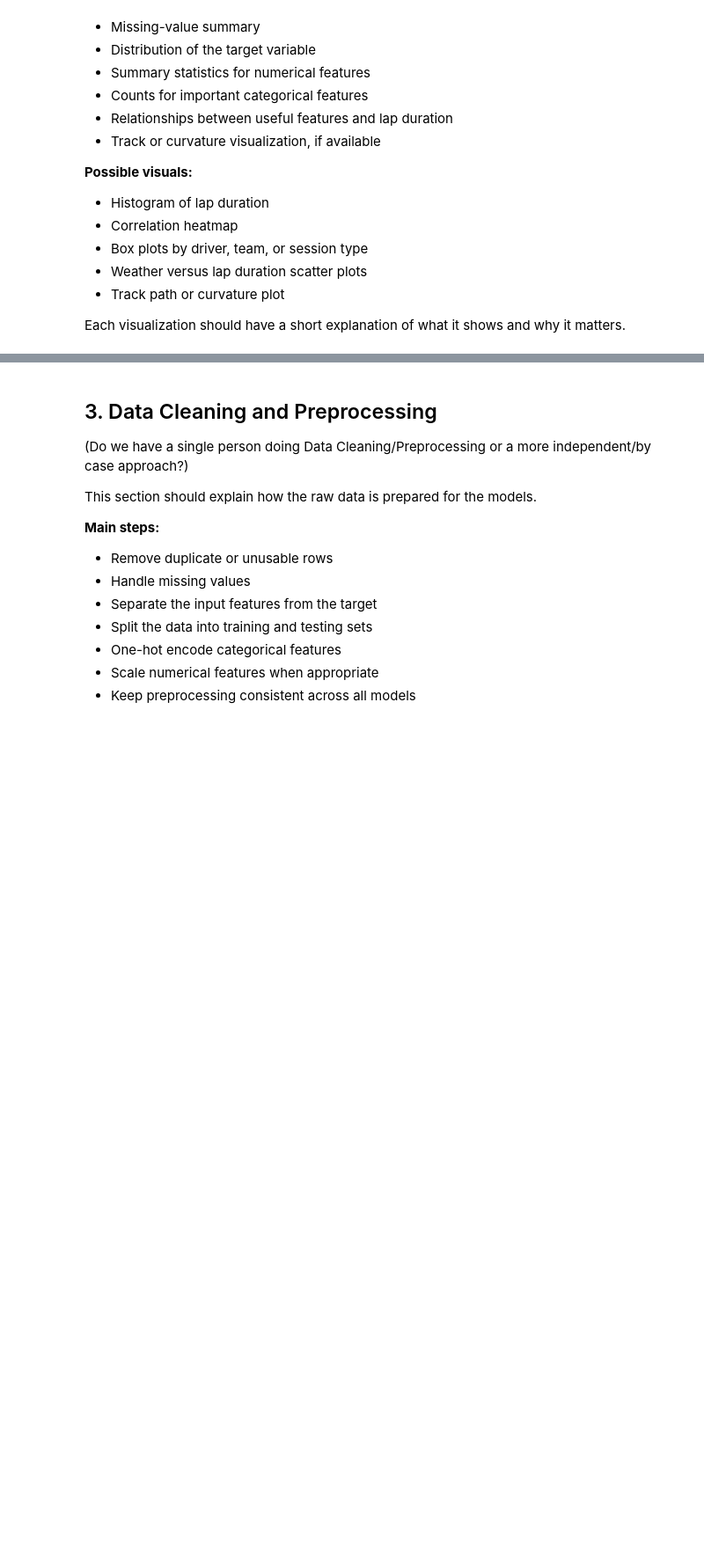
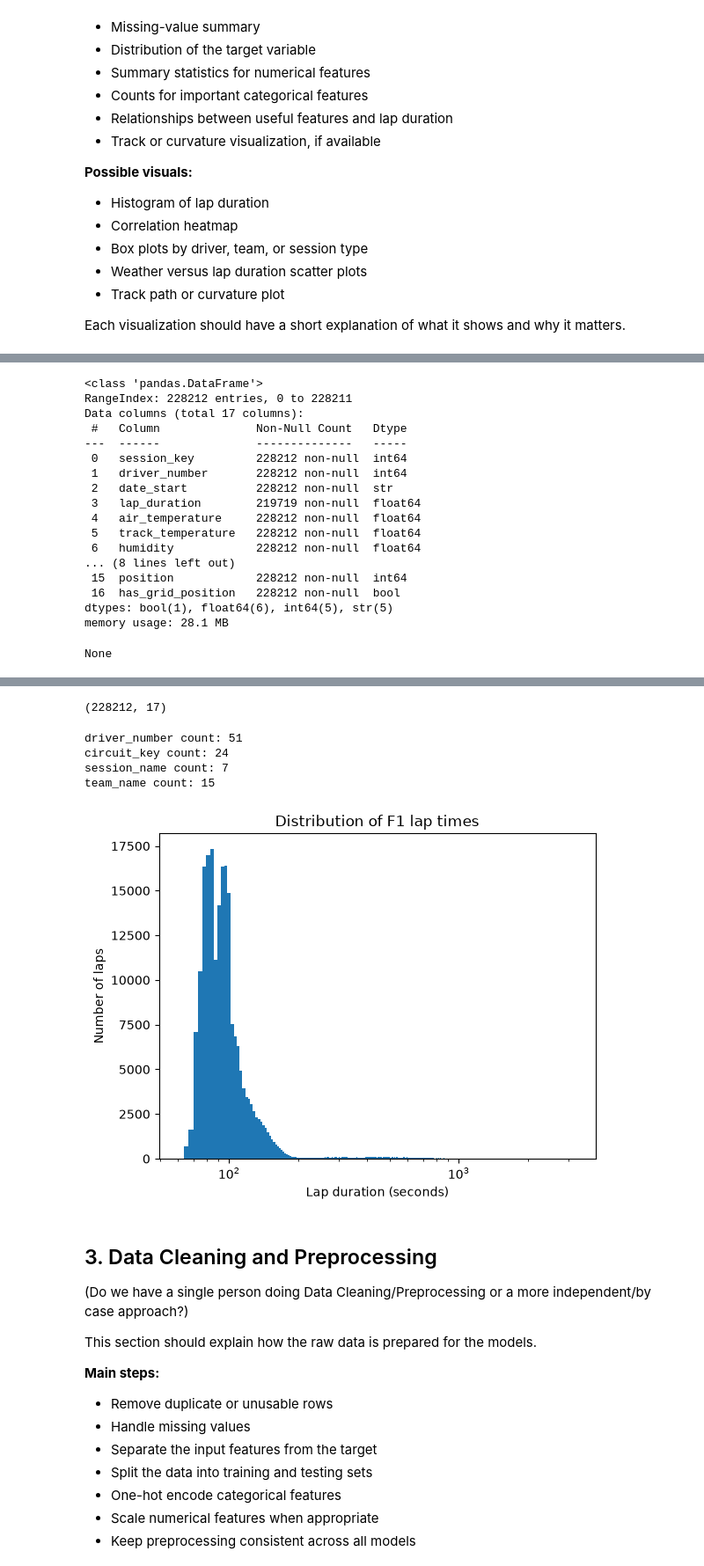
Before and after one commit to Sean-Staszewski/F1-Grand-Prix-Predictor, a Jupyter notebook: Project_Notebook_Results.ipynb, the cells around one changed output, grey strips where cells are left out. Shown at 88% size. Saved outputs shown, nothing was run; the diff lists cells and outputs as text; code cells hidden in the pictures; blank space fills up the shorter version.

Commit message:
Basic import/preprocessing. Subject to change.

```diff
--- a/Project_Notebook_Results.ipynb
+++ b/Project_Notebook_Results.ipynb
@@ -53,3 +53,34 @@ This section should help the reader understand the dataset before modeling.
 - Track path or curvature plot
 
 Each visualization should have a short explanation of what it shows and why it matters.
+# %%
+import numpy as np
+import pandas as pd
+import matplotlib.pyplot as plt
+
+df = pd.read_json("Master.json")
+
+
+display(df.head())
+display(df.info())
+display(df.describe())
+display(df.shape)
+
+categorical_features = ["driver_number", "circuit_key", "session_name", "team_name"]
+numerical_features = ["air_temperature", "track_temperature", "humidity", "rainfall", "position", "has_grid_position"]
+for feature in categorical_features:
+    print(f"{feature} count: {len(list(set(df[feature])))}")
+
+plt.hist(df["lap_duration"], bins=1000)
+plt.xscale("log")
+plt.xlabel("Lap duration (seconds)")
+plt.ylabel("Number of laps")
+plt.title("Distribution of F1 lap times")
+plt.show()
+
+# Observe this graph is wildly left-skewed. This will be addressed.
+
+# Needs correlation matrix
+
+# We will get more features such as tire type and age and maybe if the lap is a pit lap.
+# %% [output]
@@ -55,0 +93,18 @@ Each visualization should have a short explanation of what it shows and why it m
+<class 'pandas.DataFrame'>
+RangeIndex: 228212 entries, 0 to 228211
+Data columns (total 17 columns):
+ #   Column              Non-Null Count   Dtype
+---  ------              --------------   -----
+ 0   session_key         228212 non-null  int64
+ 1   driver_number       228212 non-null  int64
+ 2   date_start          228212 non-null  str
+ 3   lap_duration        219719 non-null  float64
+ 4   air_temperature     228212 non-null  float64
+ 5   track_temperature   228212 non-null  float64
+ 6   humidity            228212 non-null  float64
+... (8 lines left out)
+ 15  position            228212 non-null  int64
+ 16  has_grid_position   228212 non-null  bool
+dtypes: bool(1), float64(6), int64(5), str(5)
+memory usage: 28.1 MB
+None
@@ -56,3 +120,9 @@ Each visualization should have a short explanation of what it shows and why it m
+(228212, 17)
+driver_number count: 51
+circuit_key count: 24
+session_name count: 7
+team_name count: 15
+[figure, added]
 # %% [markdown]
 ## 3. Data Cleaning and Preprocessing
 
```
Also changed, not shown: parts of 2 cells of this notebook.
